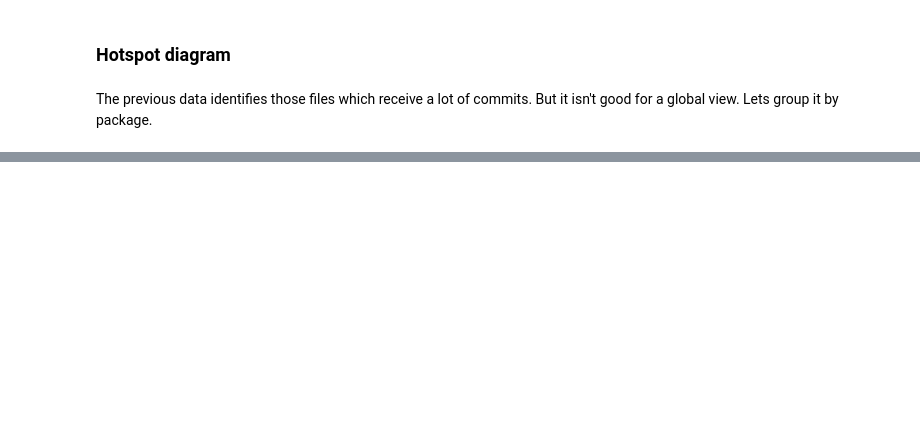
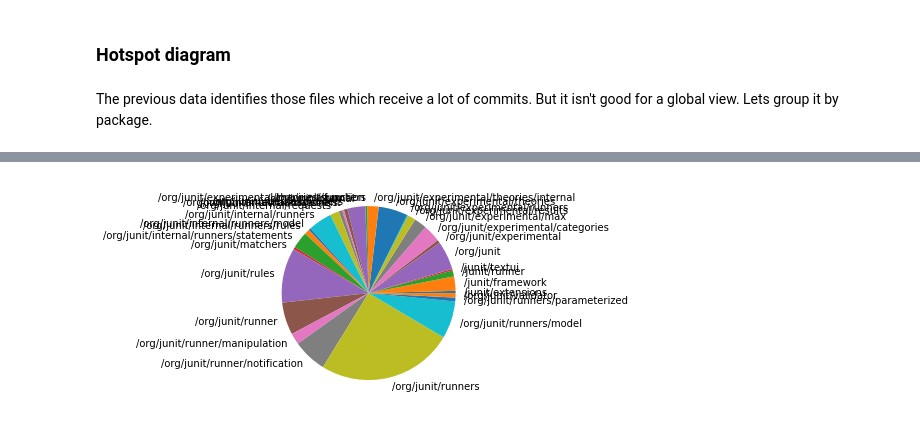
Before and after one commit to Bernardo-MG/jupyter-notebook-example, a Jupyter notebook: git/git_hotspot.ipynb, the cells around one changed output, grey strips where cells are left out. Cells and saved outputs as stored; diff of their text form; code cells hidden in the pictures; blank space fills up the shorter version.

```diff
--- a/git/git_hotspot.ipynb
+++ b/git/git_hotspot.ipynb
@@ -111,3 +97,12 @@ top_file_change_count
 ### Hotspot diagram
 # %% [markdown]
 The previous data identifies those files which receive a lot of commits. But it isn't good for a global view. Lets group it by package.
+# %%
+package_change_count = history[["package"]]
+
+# Clean up
+package_change_count = package_change_count.value_counts().reset_index(name="changes")
+package_change_count = package_change_count.sort_values("package")
+package_change_count = package_change_count.set_index("package")
+
+package_change_count.head()
@@ -113,0 +117,5 @@ The previous data identifies those files which receive a lot of commits. But it
+# %%
+ax = package_change_count.plot.pie(y="changes", legend=False)
+ax.axes.get_yaxis().get_label().set_visible(False)
+# %% [output]
+[figure, added]
```
Also changed, not shown: parts of 5 cells of this notebook, 1 other file.
